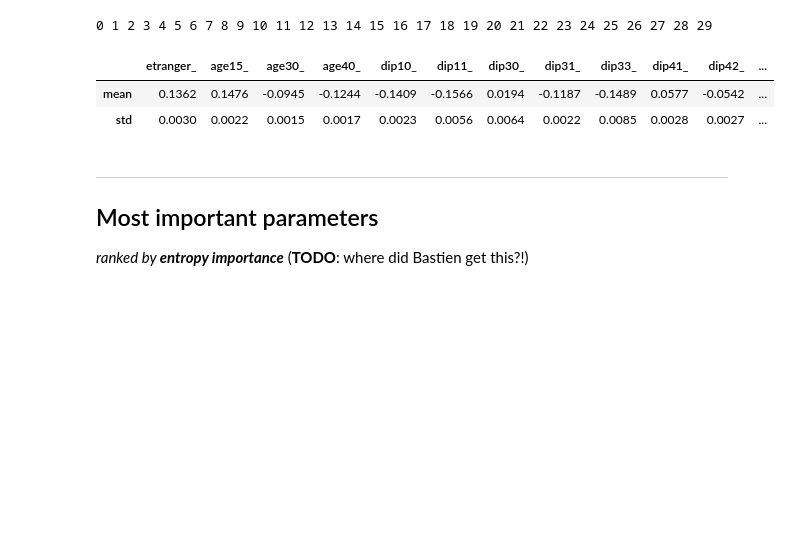
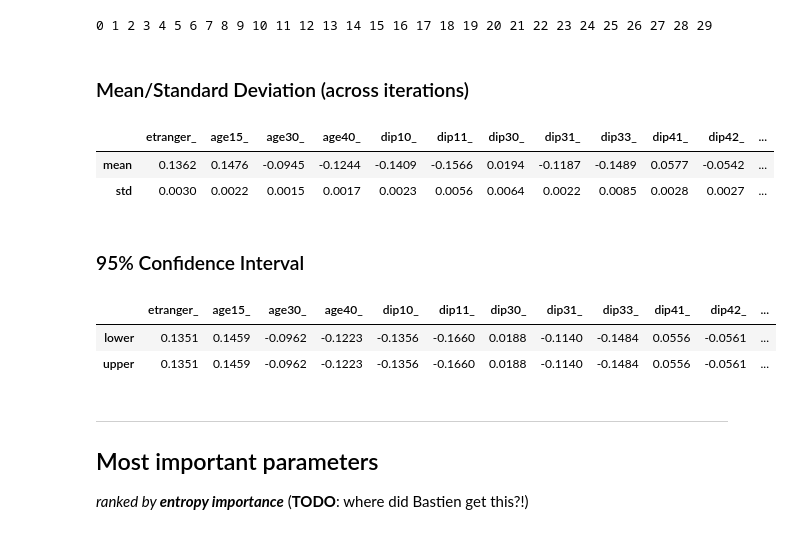
Before and after one commit to ncocacola/econml, a Jupyter notebook: python/eec15/06_random_forest.ipynb, the cells around one changed output. Saved outputs shown, nothing was run; the diff lists cells and outputs as text; code cells hidden in the pictures; blank space fills up the shorter version.

Commit message:
Added confidence intervals and logging of iterations.

```diff
--- a/python/eec15/06_random_forest.ipynb
+++ b/python/eec15/06_random_forest.ipynb
@@ -195,5 +207,7 @@ for i in range(n):
 # %% [output]
 0 1 2 3 4 5 6 7 8 9 10 11 12 13 14 15 16 17 18 19 20 21 22 23 24 25 26 27 28 29
+# %% [markdown]
+### Mean/Standard Deviation (across iterations)
 # %%
 marginal_effects_summary = pd.DataFrame()
 marginal_effects_summary["mean"] = marginal_effects_iterations.mean(axis=1)
@@ -204,6 +218,24 @@ marginal_effects_summary.transpose()
 |  | etranger_ | age15_ | age30_ | age40_ | dip10_ | dip11_ | dip30_ | dip31_ | dip33_ | dip41_ | dip42_ | ... |
 | mean | 0.1362 | 0.1476 | -0.0945 | -0.1244 | -0.1409 | -0.1566 | 0.0194 | -0.1187 | -0.1489 | 0.0577 | -0.0542 | ... |
 | std | 0.0030 | 0.0022 | 0.0015 | 0.0017 | 0.0023 | 0.0056 | 0.0064 | 0.0022 | 0.0085 | 0.0028 | 0.0027 | ... |
+# %% [markdown]
+### 95% Confidence Interval
+# %%
+interval_size = 0.99
+alpha = (1 - interval_size)/2
+ix = int(round(alpha*n))      # ix has to be an integer
+
+interval = pd.DataFrame(index=["lower", "upper"])
+for category in filters:
+    for pivot in params[category]:
+        me_pivot = marginal_effects_iterations.loc[pivot].sort_values()
+        interval[pivot] = [me_pivot.iloc[ix], me_pivot.iloc[-ix]]
+
+interval
+# %% [output]
+|  | etranger_ | age15_ | age30_ | age40_ | dip10_ | dip11_ | dip30_ | dip31_ | dip33_ | dip41_ | dip42_ | ... |
+| lower | 0.1351 | 0.1459 | -0.0962 | -0.1223 | -0.1356 | -0.1660 | 0.0188 | -0.1140 | -0.1484 | 0.0556 | -0.0561 | ... |
+| upper | 0.1351 | 0.1459 | -0.0962 | -0.1223 | -0.1356 | -0.1660 | 0.0188 | -0.1140 | -0.1484 | 0.0556 | -0.0561 | ... |
 # %% [markdown]
 ---
 ## Most important parameters
```
Also changed, not shown: parts of 4 cells of this notebook, 1 other file.
